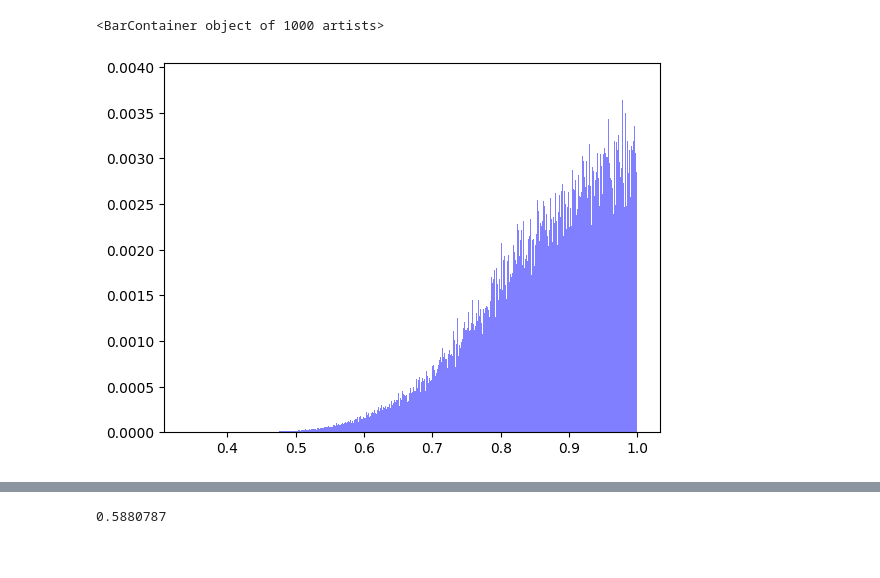
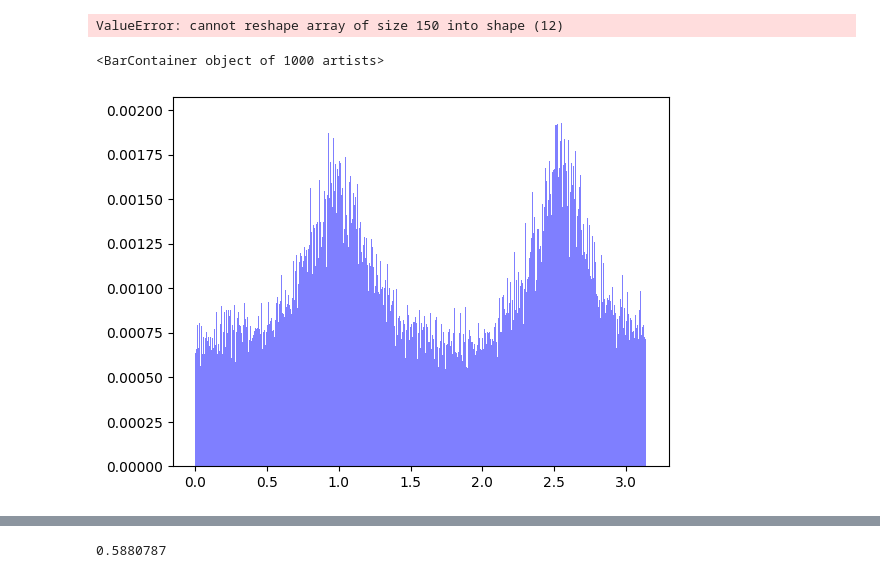
Before and after one commit to Nic0laA/master-thesis, a Jupyter notebook: final_peregrine_runs/results/plot_loss_curves.ipynb, the cells around one changed output, grey strips where cells are left out. Cells and saved outputs as stored; diff of their text form; code cells hidden in the pictures.

Commit message:
Update images

```diff
--- a/final_peregrine_runs/results/plot_loss_curves.ipynb
+++ b/final_peregrine_runs/results/plot_loss_curves.ipynb
@@ -10,15 +10,12 @@ os.chdir('/home/scur2012/Thesis/master-thesis/final_peregrine_runs/results')
 # %%
 names = dict(
     unet = "UNet_original_2",
-    #unet2 = "",
+    unet_half = "UNet_original_half",
+    unet_noreinit = "UNet_NoReinit",
     unet_attention = "AttentionUNet_2",
-    unet_half = "UNet_original_half",
-    #unet_pruned0 = "UNet_pruned0",
-    unet_pruned5 = "UNet_pruned5",
+    unet_pruned5 = "UNet_pruned5_2",
     unet_pruned10 = "UNet_pruned10",
-    #vit = "ViT",
     vit_pretrained = "ViT_pretrained_2",
-    unet_noreinit = "UNet_NoReinit",
     unet_softloss = "UNet_Softloss",
 )
 # %%
@@ -359,10 +356,10 @@ runs = {
     'unet_noreinit': 'UNet_NoReinit',
     'unet_half': 'UNet_original_half',
     'unet_attention': 'AttentionUNet_2',
-    'unet_pruned5': 'UNet_pruned5',
+    #'unet_pruned5': 'UNet_pruned5',
     'unet_pruned10': 'UNet_pruned10',
 }
-rnd_id = 7
+rnd_id = 8
 
 ci_array = np.zeros((len(runs), 15, 2))
 
@@ -389,26 +386,27 @@ for i, (k,v) in enumerate(runs.items()):
         # Compute the cumulative distribution
         cumulative_distribution = np.cumsum(y_values_normalized)
 
-        # Find the x-value for the 2.5% threshold
-        if y_values_normalized[0] < 0.0001:
+        if y_values_normalized[0] < 0.0001 and y_values_normalized[-1] < 0.0001:
             lower_threshold = 0.025
-        else:
-            lower_threshold = 0
-
-        if y_values_normalized[-1] < 0.0001:
+            upper_threshold = 0.975
+        elif y_values_normalized[0] < 0.0001 and y_values_normalized[-1] > 0.0001:
+            lower_threshold = 0.025
+            upper_threshold = 1.0
+        elif y_values_normalized[0] > 0.0001 and y_values_normalized[-1] < 0.0001:
+            lower_threshold = 0.0
             upper_threshold = 0.975
         else:
-            lower_threshold = 1
+            lower_threshold = 0.0
+            upper_threshold = 1.0
 
         try:
             lower_2_5_index = np.where(cumulative_distribution >= lower_threshold)[0][0]
+            ci_array[i,p_id,0] = bins[lower_2_5_index]
         except IndexError:
-            lower_2_5_index = 0
+            ci_array[i,p_id,0] = bounds_prior.loc[p_id][0]
 
         try:
             upper_2_5_index = np.where(cumulative_distribution >= upper_threshold)[0][0]
+            ci_array[i,p_id,1] = bins[upper_2_5_index]
         except IndexError:
-            upper_2_5_index = -1
-
-        ci_array[i,p_id,0] = bin_centres[lower_2_5_index]
-        ci_array[i,p_id,1] = bin_centres[upper_2_5_index]
+            ci_array[i,p_id,1] = bounds_prior.loc[p_id][1]
@@ -448,19 +507,23 @@ array([2.71053370e-05, 4.08755331e-05, 7.14624888e-05, 1.29328159e-04,
+# %%
+ci_array.reshape(-1, 12).shape
+# %% [output]
+ValueError: cannot reshape array of size 150 into shape (12)
 # %%
 import matplotlib.pyplot as plt
-
-lograts = logratios[k].logratios[:, 0]
-sample = logratios[k].params[:, 0, 0]
+p_id = 13
+lograts = logratios[k].logratios[:, p_id]
+sample = logratios[k].params[:, p_id, 0]
 h, bins = np.histogram(sample, weights=np.exp(lograts), density=True, bins=1000)
 bin_centres = 0.5 * (bins[1:] + bins[:-1])
 
 plt.bar(
     bin_centres,
     h / np.sum(h),
     width=bin_centres[1] - bin_centres[0],
     alpha=0.5,
     label=f'Per',
     color='b'
 )
 # %% [output]
 <BarContainer object of 1000 artists>
-[figure, old version]
+[figure, new version]
```
Also changed, not shown: parts of 15 cells of this notebook, 6 other files.
